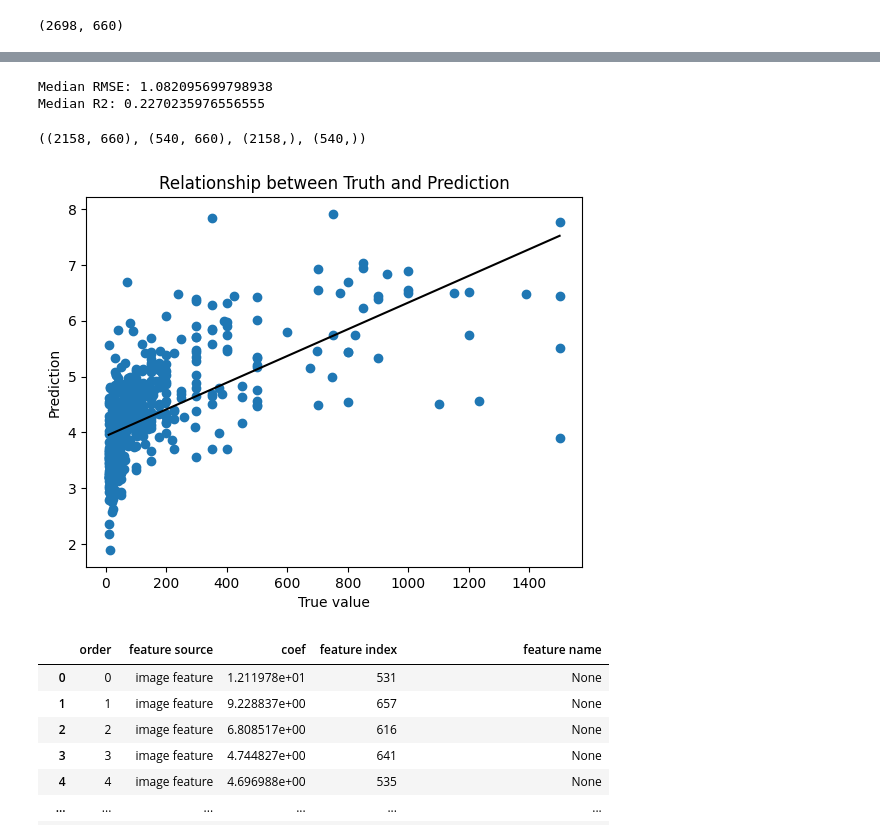
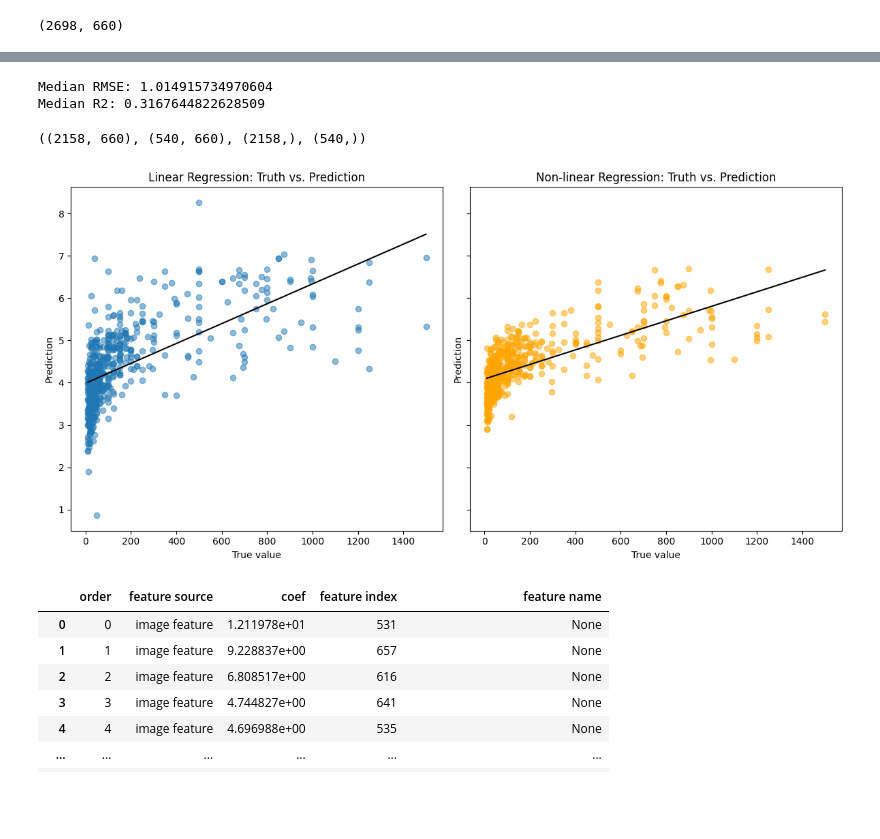
Before and after one commit to MuhiimAli/craigslist-price-predictor, a Jupyter notebook: ml_notebooks/Machine Learning Analysis.ipynb, the cells around one changed output, grey strips where cells are left out. Drawn from its saved outputs; the diff is of its cells as text; code cells hidden in the pictures; blank space fills up the shorter version.

Commit message:
added non-linear regression

```diff
--- a/ml_notebooks/Machine Learning Analysis.ipynb
+++ b/ml_notebooks/Machine Learning Analysis.ipynb
@@ -95,10 +91,11 @@ all_features.shape
 # %%
 ### Linear Regression Analysis
 # %%
-def CV_train_regression(X, y, cv = 5):
+#uses linear regression
+def CV_train_linear_regression(X, y, cv = 5):
     reg = LinearRegression()
-    # y_log =y
-    y_log = np.log1p(y) # The log transformation helped handle the price skewness
+    y_log = np.log1p(y)  # Log transformation to handle skewness
+
 
 
     cv_results = cross_validate(reg,
@@ -117,3 +112,5 @@ linreg_cv = CV_train_regression(all_features, target)
 # %%
-linreg_cv
+linreg_cv = CV_train_linear_regression(all_features, target)
+print(f"Median RMSE: {-np.median(linreg_cv['test_neg_root_mean_squared_error'])}")
+print(f"Median R2: {np.median(linreg_cv['test_r2'])}")
 # %% [output]
@@ -129,6 +118,0 @@ linreg_cv
-# %%
-print(f"Median RMSE: {-np.median(linreg_cv['test_neg_root_mean_squared_error'])}")
-print(f"Median R2: {np.median(linreg_cv['test_r2'])}")
-# %% [output]
-Median RMSE: 1.082095699798938
-Median R2: 0.2270235976556555
@@ -135,2 +136,9 @@ Median R2: 0.2270235976556555
+# %%
+non_linreg_cv = CV_train_non_linear_regression(all_features, target)
+print(f"Median RMSE: {-np.median(non_linreg_cv['test_neg_root_mean_squared_error'])}")
+print(f"Median R2: {np.median(non_linreg_cv['test_r2'])}")
+# %% [output]
+Median RMSE: 1.014915734970604
+Median R2: 0.3167644822628509
 # %%
 X_train, X_test, y_train, y_test = train_test_split(all_features, target, train_size = 0.8, shuffle = True)
@@ -139,18 +146,32 @@ print((X_train.shape, X_test.shape, y_train.shape, y_test.shape))
 # %% [output]
 ((2158, 660), (540, 660), (2158,), (540,))
 # %%
-y_pred = linreg_cv["estimator"][-1].predict(X_test)
+linear_y_pred = linreg_cv["estimator"][-1].predict(X_test)
+non_linear_y_pred = non_linreg_cv["estimator"][-1].predict(X_test)
 # %%
 import matplotlib.pyplot as plt
 
-plt.scatter(y_test, y_pred)
-plt.plot(np.unique(y_test), np.poly1d(np.polyfit(y_test, y_pred, 1))(np.unique(y_test)), c = "black")
-plt.xlabel("True value")
-plt.ylabel("Prediction")
-plt.title("Relationship between Truth and Prediction")
-pass
+fig, axes = plt.subplots(1, 2, figsize=(12, 6), sharey=True)
+
+# Linear regression plot
+axes[0].scatter(y_test, linear_y_pred, alpha=0.5)
+axes[0].plot(np.unique(y_test), np.poly1d(np.polyfit(y_test, linear_y_pred, 1))(np.unique(y_test)), c="black")
+axes[0].set_xlabel("True value")
+axes[0].set_ylabel("Prediction")
+axes[0].set_title("Linear Regression: Truth vs. Prediction")
+
+# Non-linear regression plot
+axes[1].scatter(y_test, non_linear_y_pred, alpha=0.5, color="orange")
+axes[1].plot(np.unique(y_test), np.poly1d(np.polyfit(y_test, non_linear_y_pred, 1))(np.unique(y_test)), c="black")
+axes[1].set_xlabel("True value")
+axes[1].set_ylabel("Prediction")
+axes[1].set_title("Non-linear Regression: Truth vs. Prediction")
+
+# Adjust layout and display the plots
+plt.tight_layout()
+plt.show()
 # %% [output]
-[figure, old version]
+[figure, new version]
 # %%
 def label_coef(c, i):
     numeric_values.shape, text_features.shape, image_features.shape
```
Also changed, not shown: parts of 6 cells of this notebook.
